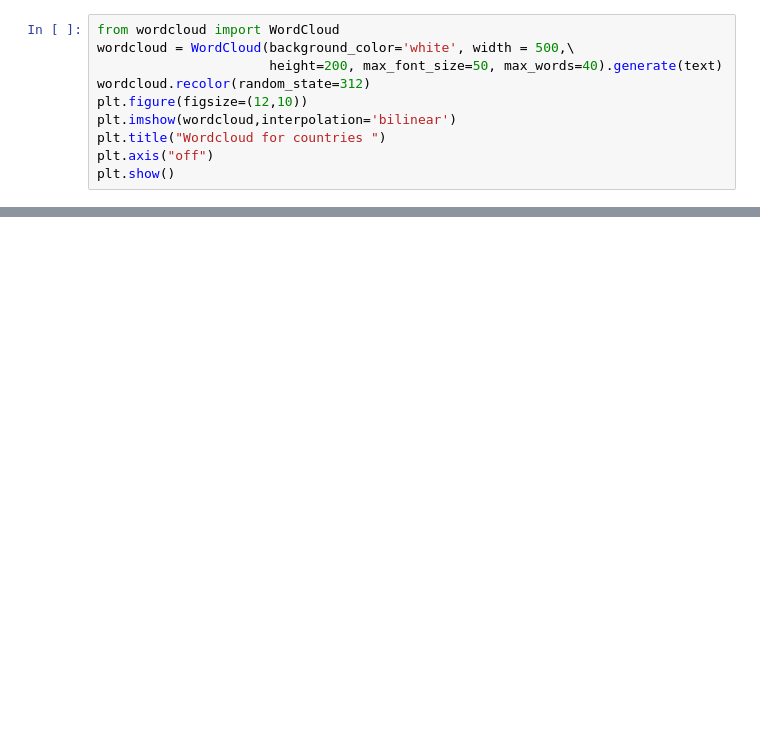
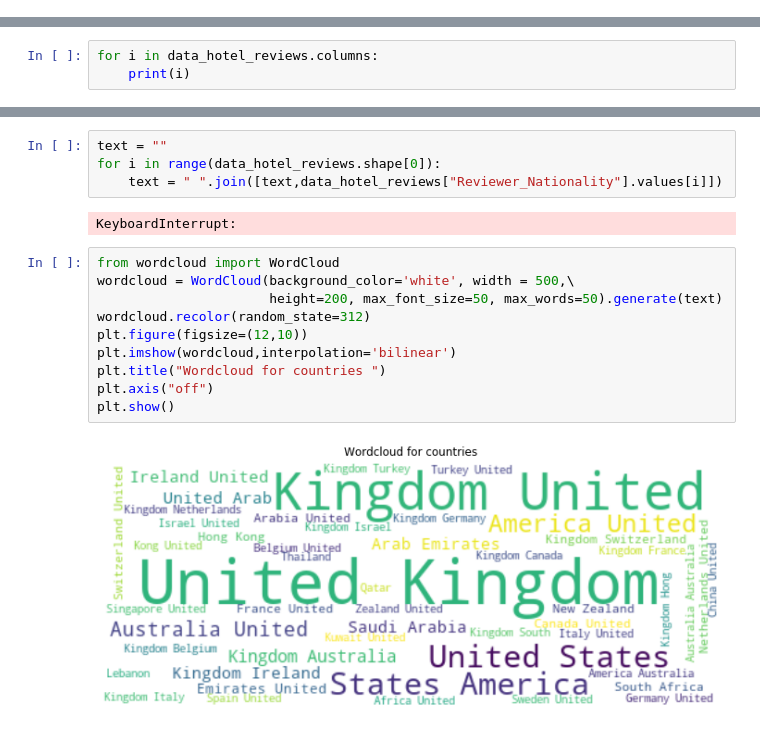
Before and after one commit to rishim022/EuropeHotelReviewsSentimentAnalysis, a Jupyter notebook: Hotel reviews .ipynb, the cells around one changed output, grey strips where cells are left out. Drawn from its saved outputs; the diff is of its cells as text; blank space fills up the shorter version.

```diff
--- a/Hotel reviews .ipynb
+++ b/Hotel reviews .ipynb
@@ -86,10 +0,0 @@ KeyboardInterrupt:
-# %%
-from wordcloud import WordCloud
-wordcloud = WordCloud(background_color='white', width = 500,\
-                      height=200, max_font_size=50, max_words=40).generate(text)
-wordcloud.recolor(random_state=312)
-plt.figure(figsize=(12,10))
-plt.imshow(wordcloud,interpolation='bilinear')
-plt.title("Wordcloud for countries ")
-plt.axis("off")
-plt.show()
@@ -163,0 +28,3 @@ review_data.head()
+# %%
+for i in data_hotel_reviews.columns:
+    print(i)
@@ -163,0 +86,18 @@ review_data.head()
+# %%
+text = ""
+for i in range(data_hotel_reviews.shape[0]):
+    text = " ".join([text,data_hotel_reviews["Reviewer_Nationality"].values[i]])
+# %% [output]
+KeyboardInterrupt:
+# %%
+from wordcloud import WordCloud
+wordcloud = WordCloud(background_color='white', width = 500,\
+                      height=200, max_font_size=50, max_words=50).generate(text)
+wordcloud.recolor(random_state=312)
+plt.figure(figsize=(12,10))
+plt.imshow(wordcloud,interpolation='bilinear')
+plt.title("Wordcloud for countries ")
+plt.axis("off")
+plt.show()
+# %% [output]
+[figure, added]
```
Also changed, not shown: parts of 76 cells of this notebook.
